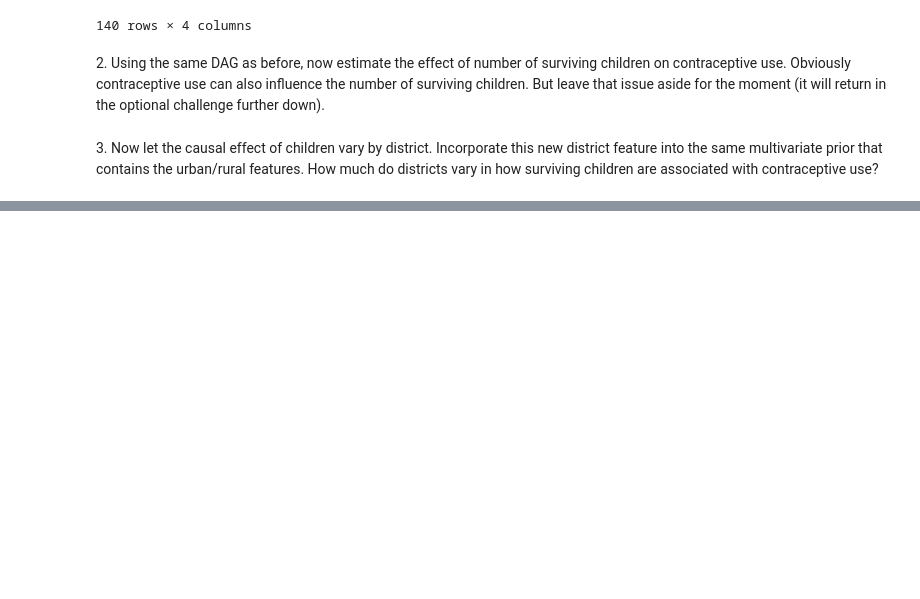
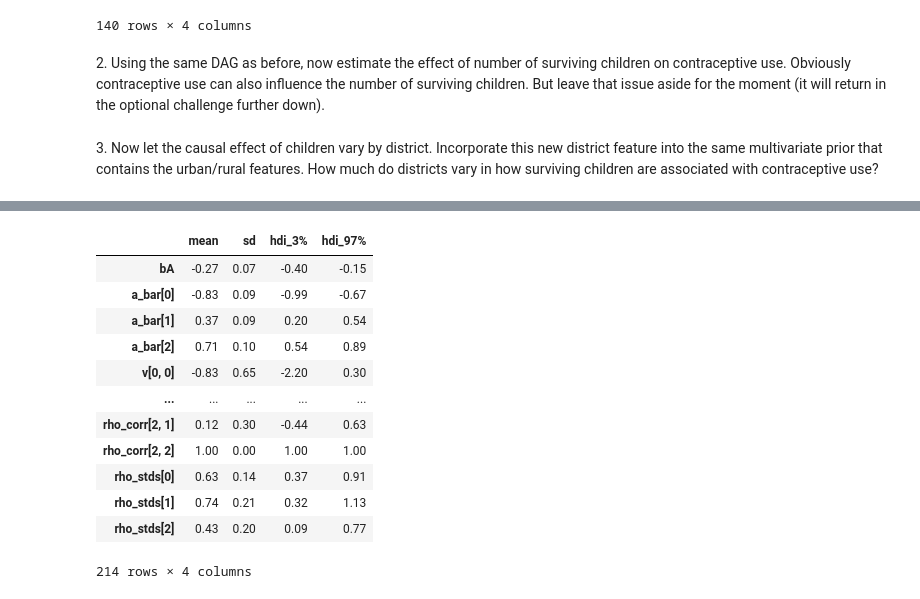
Before and after one commit to roland-hochmuth/stat_rethinking_2023, a Jupyter notebook: solutions/pymc/hw-7.ipynb, the cells around one changed output, grey strips where cells are left out. Cells and saved outputs as stored; diff of their text form; code cells hidden in the pictures; blank space fills up the shorter version.

```diff
--- a/solutions/pymc/hw-7.ipynb
+++ b/solutions/pymc/hw-7.ipynb
@@ -148,3 +148,29 @@ az.summary(t1_2, round_to=2, kind="stats")
 2\. Using the same DAG as before, now estimate the effect of number of surviving children on contraceptive use. Obviously contraceptive use can also influence the number of surviving children. But leave that issue aside for the moment (it will return in the optional challenge further down).
 # %% [markdown]
 3\. Now let the causal effect of children vary by district. Incorporate this new district feature into the same multivariate prior that contains the urban/rural features. How much do districts vary in how surviving children are associated with contraceptive use?
+# %%
+C = d2["use.contraception"]
+D = d2.district
+U = d2.urban
+A = d2["age.centered"]
+K = d2["living.children"] - 1
+
+num_Ds = max(D) + 1
+num_Ks = max(K)
+
+with pm.Model() as m3_1:
+    delta = pm.Dirichlet("delta", [4]*num_Ks)
+    bA = pm.Normal("bA", 0., 0.5)
+    sigma = pm.Exponential("sigma", 1, shape=3)
+    sd_dist = pm.Exponential.dist(1)
+    rho, _, _ = pm.LKJCholeskyCov("rho", eta=4, n=3, sd_dist=sd_dist)
+    a_bar = pm.Normal("a_bar", 0., sigma)
+    v = pm.MvNormal("v", a_bar, chol=rho, shape=(num_Ds, 3))
+    a = a_bar[0] + v[:, 0]
+    b = a_bar[1] + v[:, 1]
+    bK = a_bar[2] + v[:, 2]
+    sum_k = [sum(x) for x in [delta[0:k] for k in K]]
+
+    p = pm.invlogit(a[D] + b[D]*U + bA*A + bK[D]*sum_k)
+    C = pm.Bernoulli("C", p=p, observed=C)
+    t3_1 = pm.sample(1000, tune=1000)
@@ -150,0 +183,16 @@ az.summary(t1_2, round_to=2, kind="stats")
+# %%
+az.summary(t3_1, round_to=2, kind="stats")
+# %% [output]
+|  | mean | sd | hdi_3% | hdi_97% |
+| bA | -0.27 | 0.07 | -0.40 | -0.15 |
+| a_bar[0] | -0.83 | 0.09 | -0.99 | -0.67 |
+| a_bar[1] | 0.37 | 0.09 | 0.20 | 0.54 |
+| a_bar[2] | 0.71 | 0.10 | 0.54 | 0.89 |
+| v[0, 0] | -0.83 | 0.65 | -2.20 | 0.30 |
+| ... | ... | ... | ... | ... |
+| rho_corr[2, 1] | 0.12 | 0.30 | -0.44 | 0.63 |
+| rho_corr[2, 2] | 1.00 | 0.00 | 1.00 | 1.00 |
+| rho_stds[0] | 0.63 | 0.14 | 0.37 | 0.91 |
+| rho_stds[1] | 0.74 | 0.21 | 0.32 | 1.13 |
+| rho_stds[2] | 0.43 | 0.20 | 0.09 | 0.77 |
+214 rows × 4 columns
```
Also changed, not shown: parts of 5 cells of this notebook, 7 other files.
